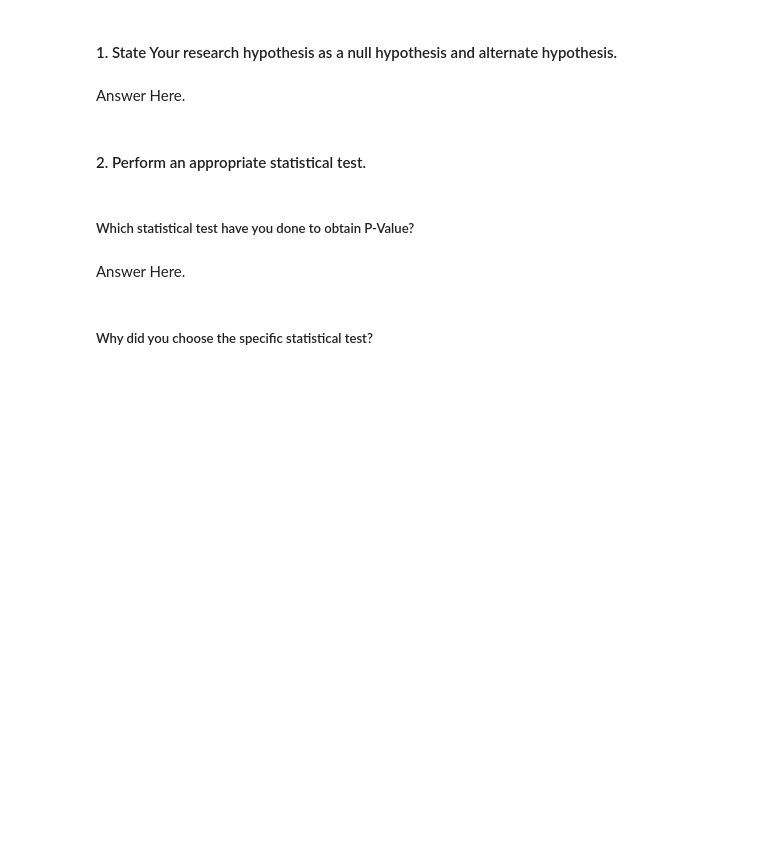
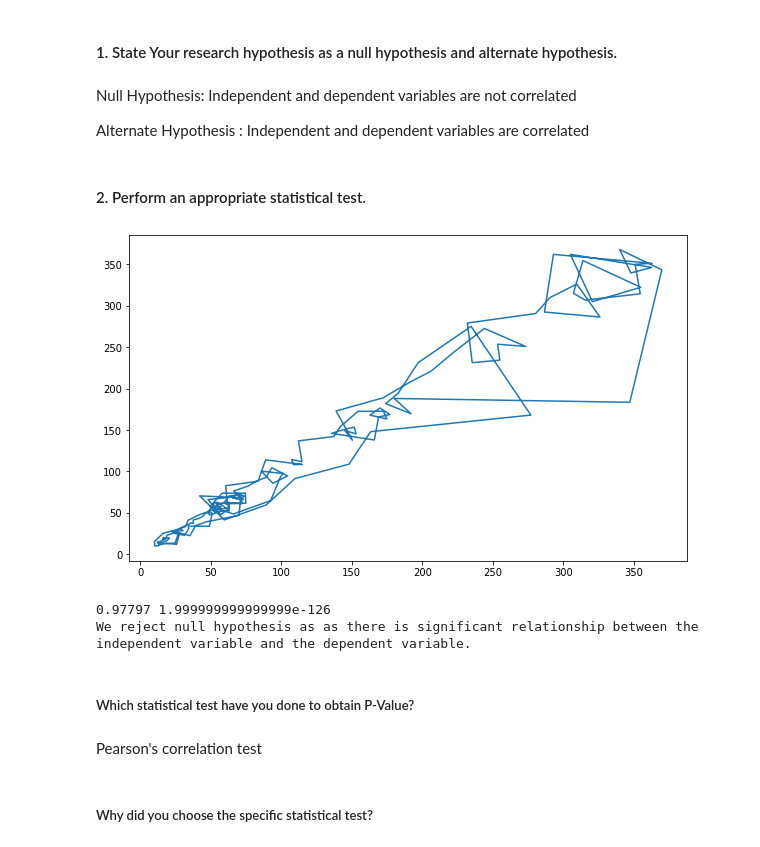
Before and after one commit to LuvMutreja/Yes-Bank-Closing-Stock-Price-Prediction, a Jupyter notebook: Regression_Project_Yes_Bank_Stock_Closing_Price_Prediction_.ipynb, the cells around one changed output. Drawn from its saved outputs; the diff is of its cells as text; code cells hidden in the pictures; blank space fills up the shorter version.

```diff
--- a/Regression_Project_Yes_Bank_Stock_Closing_Price_Prediction_.ipynb
+++ b/Regression_Project_Yes_Bank_Stock_Closing_Price_Prediction_.ipynb
@@ -892,14 +982,32 @@ Answer Here.
 # %% [markdown]
 #### 1. State Your research hypothesis as a null hypothesis and alternate hypothesis.
-# %% [markdown]
-Answer Here.
+# %% [markdown]
+Null Hypothesis: Independent and dependent variables are not correlated
+
+Alternate Hypothesis : Independent and dependent variables are correlated
 # %% [markdown]
 #### 2. Perform an appropriate statistical test.
 # %%
 # Perform Statistical Test to obtain P-Value
+independent_variables = dataset['Open']
+dependent_variable= dataset['Close']
+plt.plot(independent_variables,dependent_variable)
+plt.show()
+# %% [output]
+[figure, added]
+# %%
+stat,p_value3 = pearsonr(independent_variables,dependent_variable)
+print(round(stat,5),round(p_value3,126))
+if p_value3>0.05:
+  print('We fail to reject null hypothesis as there is no statistically significant relationship between the independent variable and the dependent variable.')
+else:
+  print('We reject null hypothesis as as there is significant relationship between the independent variable and the dependent variable.')
+# %% [output]
+0.97797 1.999999999999999e-126
+We reject null hypothesis as as there is significant relationship between the independent variable and the dependent variable.
 # %% [markdown]
 ##### Which statistical test have you done to obtain P-Value?
-# %% [markdown]
-Answer Here.
+# %% [markdown]
+Pearson's correlation test
 # %% [markdown]
 ##### Why did you choose the specific statistical test?
```
Also changed, not shown: parts of 48 cells of this notebook.
